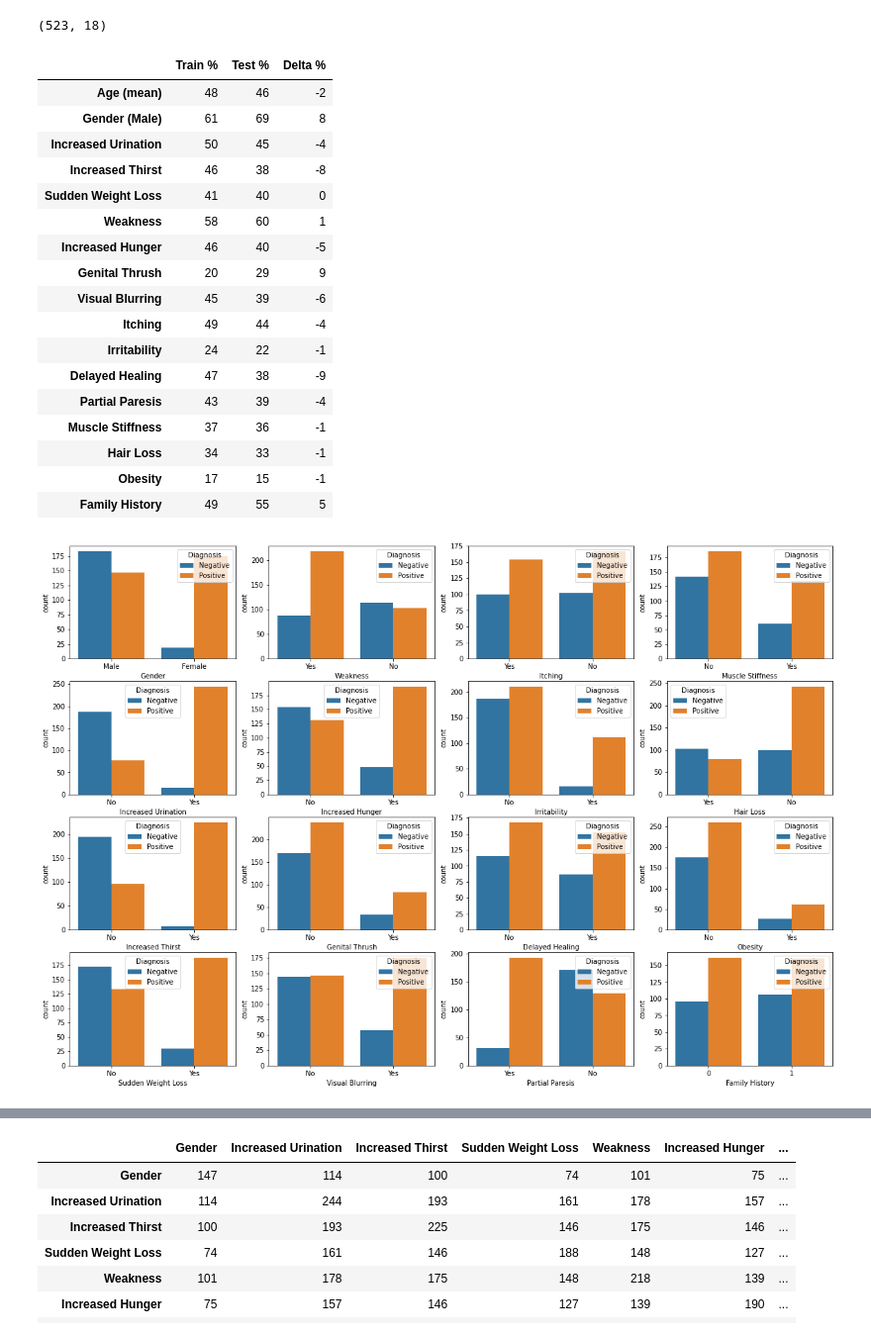
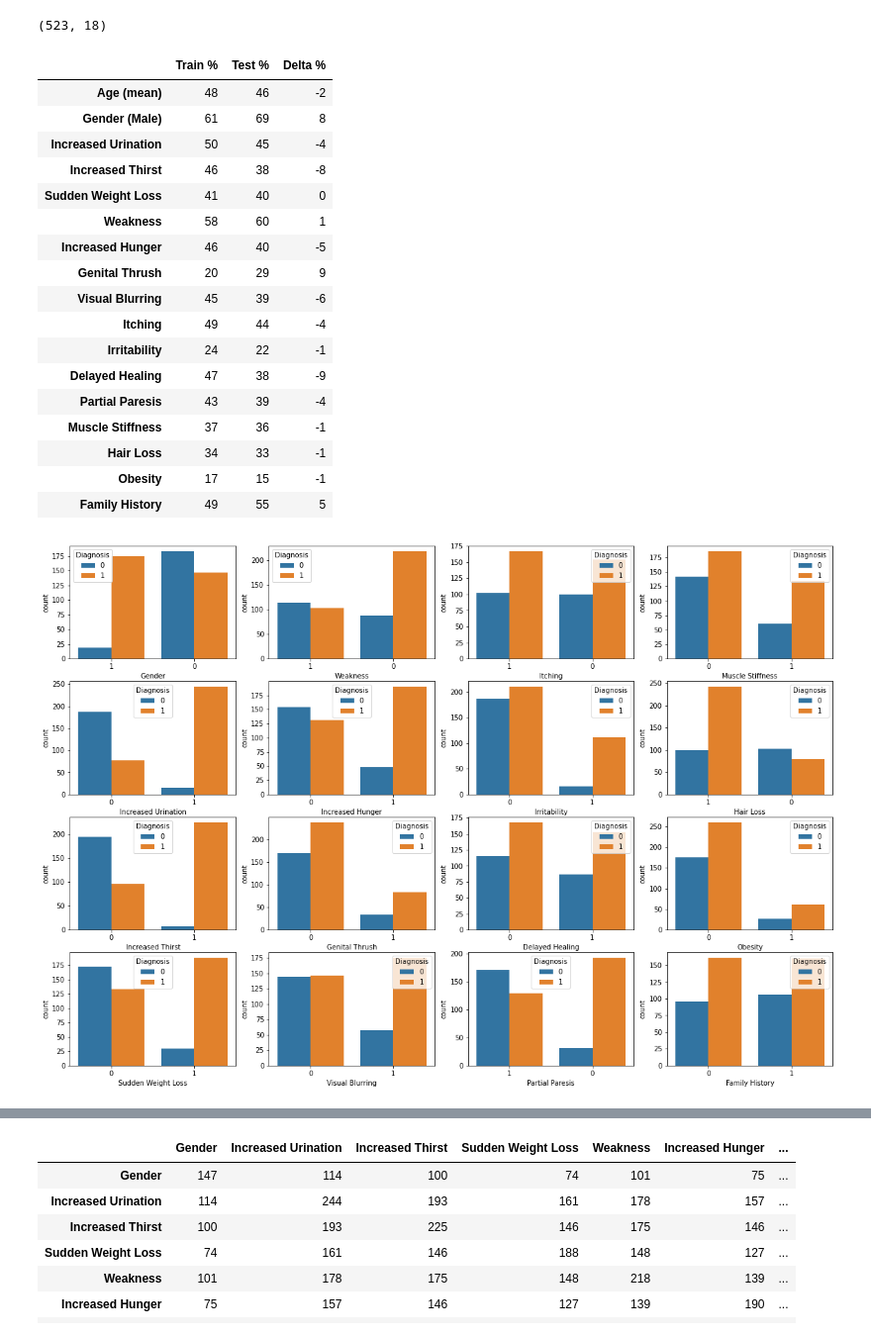
Before and after one commit to mlh-master/hw2_mlh-guy-dor, a Jupyter notebook: HW2.ipynb, the cells around one changed output, grey strips where cells are left out. Shown at 99% size. Cells and saved outputs as stored; diff of their text form; code cells hidden in the pictures.

```diff
--- a/HW2.ipynb
+++ b/HW2.ipynb
@@ -71,6 +72,10 @@ data.head(3)
 # pre-process data
 # remove rows without data - "yes"/"no" are not something we should estimate
 data = data.dropna()
+
+#convert categorial value to 0 and 1
+data = data.replace(['No','Yes','Negative', 'Positive', 'Female', 'Male'],[0, 1, 0, 1, 0, 1])
+data.head(3)
 # check data new size
 print(data.shape)
 # extract Y values
@@ -99,24 +104,24 @@ fig2, ax2 = plt.subplots(figsize=(12, 3))
 for i,feat in enumerate(Features):
     if feat != 'Age':
         sns.countplot(x=feat, hue="Diagnosis", data= data[["Diagnosis", feat]],
-                      ax=ax[(i-1)%4][((i-1)//4)]).set(xticklabels=X[feat].unique())
+                      ax=ax[(i-1)%4][((i-1)//4)]).set(xticklabels=X['feat'].unique(), )
     if feat == 'Age':
         percents['Train %'][feat] = (np.mean(X_train[feat]))
         percents['Test %'][feat] = (np.mean(X_test[feat]))
         percents['Delta %'][feat] = (np.mean(X_test[feat])) - (np.mean(X_train[feat]))
         percents = percents.rename(index = {feat:"Age (mean)"})
-        X[feat][Y.index[(Y == 'Positive')['Diagnosis'] == True].tolist()].hist(
+        X[feat][Y.index[(Y == 1)['Diagnosis'] == True].tolist()].hist(
             label = 'Positive', ax = ax2)
-        X[feat][Y.index[(Y == 'Negative')['Diagnosis'] == True].tolist()].hist(
+        X[feat][Y.index[(Y == 0)['Diagnosis'] == True].tolist()].hist(
             label = 'Negative', ax = ax2)
         ax2.legend(title = 'Diagnosis', fontsize = 'large')
         ax2.set_xlabel(feat, fontsize = 'large')
         ax2.set_ylabel('count', fontsize = 'large')
         #ax.legend(loc='upper right')
     elif feat == 'Gender':
-        idx_1 = (X_train == 'Male').index[(X_train == 'Male')[feat] == True].tolist()
+        idx_1 = (X_train == 1).index[(X_train == 1)[feat] == True].tolist()
         percents['Train %'][feat] = (100 * len(idx_1) / len(X_train))
-        idx_2 = (X_test == 'Male').index[(X_test == 'Male')[feat] == True].tolist()
+        idx_2 = (X_test == 1).index[(X_test == 1)[feat] == True].tolist()
         percents['Test %'][feat] = (100 * len(idx_2) / len(X_test))
         percents['Delta %'][feat] = (100 * len(idx_2) / len(X_test))-(100 * len(idx_1) / len(X_train))
         percents = percents.rename(index = {feat:"Gender (Male)"})
@@ -124,36 +129,36 @@ for i,feat in enumerate(Features):
         idx_1 = X_train.index[X_train[feat] == True].tolist()
         percents['Train %'][feat] = (100 * len(idx_1) / len(X_train))
         idx_2 = X_test.index[X_test[feat] == True].tolist()
         percents['Test %'][feat] = (100 * len(idx_2) / len(X_test))
         percents['Delta %'][feat] = (100 * len(idx_2) / len(X_test))-(100 * len(idx_1) / len(X_train))
     else:
-        idx_1 = (X_train == 'Yes').index[(X_train == 'Yes')[feat] == True].tolist()
+        idx_1 = (X_train == 1).index[(X_train == 1)[feat] == True].tolist()
         percents['Train %'][feat] = (100 * len(idx_1) / len(X_train))
-        idx_2 = (X_test == 'Yes').index[(X_test == 'Yes')[feat] == True].tolist()
+        idx_2 = (X_test == 1).index[(X_test == 1)[feat] == True].tolist()
         percents['Test %'][feat] = (100 * len(idx_2) / len(X_test))
         percents['Delta %'][feat] = (100 * len(idx_2) / len(X_test))-(100 * len(idx_1) / len(X_train))
 
 display(percents)
 # %% [output]
 |  | Train % | Test % | Delta % |
 | Age (mean) | 48 | 46 | -2 |
 | Gender (Male) | 61 | 69 | 8 |
 | Increased Urination | 50 | 45 | -4 |
 | Increased Thirst | 46 | 38 | -8 |
 | Sudden Weight Loss | 41 | 40 | 0 |
 | Weakness | 58 | 60 | 1 |
 | Increased Hunger | 46 | 40 | -5 |
 | Genital Thrush | 20 | 29 | 9 |
 | Visual Blurring | 45 | 39 | -6 |
 | Itching | 49 | 44 | -4 |
 | Irritability | 24 | 22 | -1 |
 | Delayed Healing | 47 | 38 | -9 |
 | Partial Paresis | 43 | 39 | -4 |
 | Muscle Stiffness | 37 | 36 | -1 |
 | Hair Loss | 34 | 33 | -1 |
 | Obesity | 17 | 15 | -1 |
 | Family History | 49 | 55 | 5 |
-[figure, old version]
+[figure, new version]
 [figure]
 # %% [markdown]
 ##### 3) a.
```
Also changed, not shown: parts of 6 cells of this notebook.
